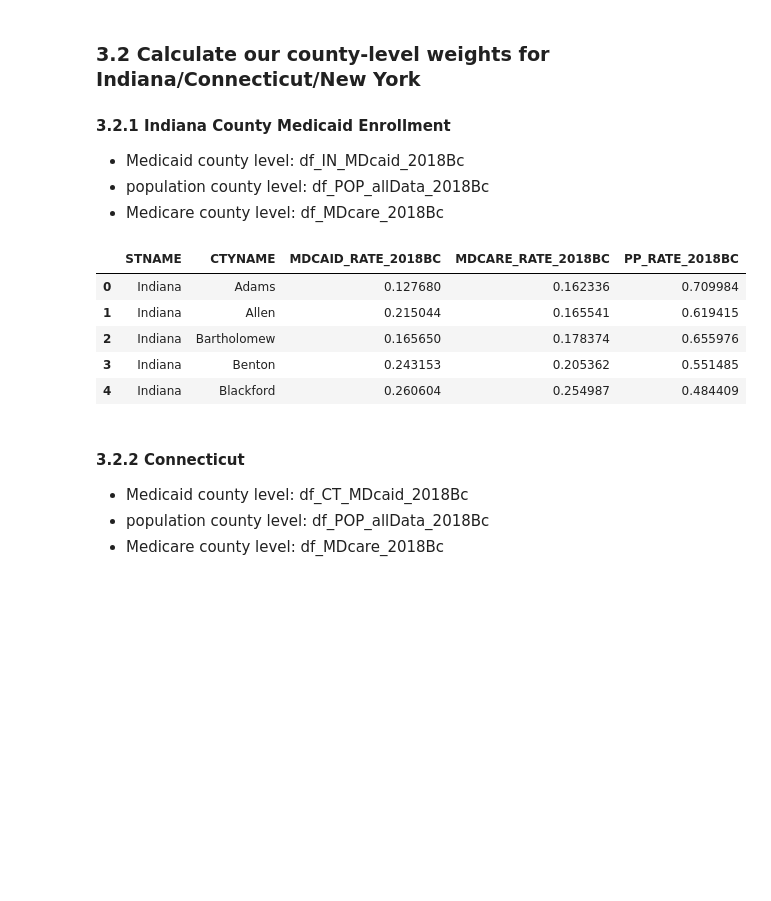
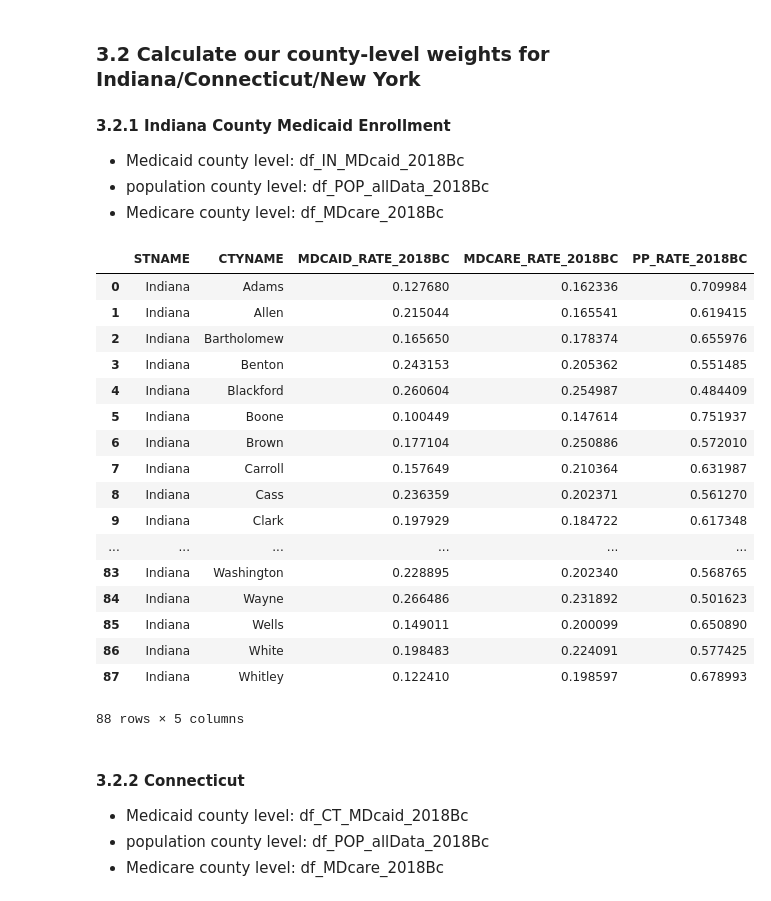
Before and after one commit to dev-hyang/data_analysis_medicaid, a Jupyter notebook: health_insurance_data_analysis.ipynb, the cells around one changed output. Saved outputs shown, nothing was run; the diff lists cells and outputs as text; code cells hidden in the pictures; blank space fills up the shorter version.

```diff
--- a/health_insurance_data_analysis.ipynb
+++ b/health_insurance_data_analysis.ipynb
@@ -749,14 +764,26 @@ def calculate_county_level_weights(df_pop, df_mdcaid, df_mdcare, statename, stat
 # %%
 df_IN_MMP_Weights_2018Bc = calculate_county_level_weights(df_POP_alldata_2018Bc, df_IN_MDcaid_2018Bc,
                                                           df_MDcare_2018Bc, "Indiana", "IN")
-df_IN_MMP_Weights_2018Bc.head()
+df_IN_MMP_Weights_2018Bc
 # %% [output]
 |  | STNAME | CTYNAME | MDCAID_RATE_2018BC | MDCARE_RATE_2018BC | PP_RATE_2018BC |
 | 0 | Indiana | Adams | 0.127680 | 0.162336 | 0.709984 |
 | 1 | Indiana | Allen | 0.215044 | 0.165541 | 0.619415 |
 | 2 | Indiana | Bartholomew | 0.165650 | 0.178374 | 0.655976 |
 | 3 | Indiana | Benton | 0.243153 | 0.205362 | 0.551485 |
 | 4 | Indiana | Blackford | 0.260604 | 0.254987 | 0.484409 |
+| 5 | Indiana | Boone | 0.100449 | 0.147614 | 0.751937 |
+| 6 | Indiana | Brown | 0.177104 | 0.250886 | 0.572010 |
+| 7 | Indiana | Carroll | 0.157649 | 0.210364 | 0.631987 |
+| 8 | Indiana | Cass | 0.236359 | 0.202371 | 0.561270 |
+| 9 | Indiana | Clark | 0.197929 | 0.184722 | 0.617348 |
+| ... | ... | ... | ... | ... | ... |
+| 83 | Indiana | Washington | 0.228895 | 0.202340 | 0.568765 |
+| 84 | Indiana | Wayne | 0.266486 | 0.231892 | 0.501623 |
+| 85 | Indiana | Wells | 0.149011 | 0.200099 | 0.650890 |
+| 86 | Indiana | White | 0.198483 | 0.224091 | 0.577425 |
+| 87 | Indiana | Whitley | 0.122410 | 0.198597 | 0.678993 |
+88 rows × 5 columns
 # %% [markdown]
 #### 3.2.2 Connecticut
 - Medicaid county level: df_CT_MDcaid_2018Bc
```
Also changed, not shown: parts of 14 cells of this notebook, 7 other files.
